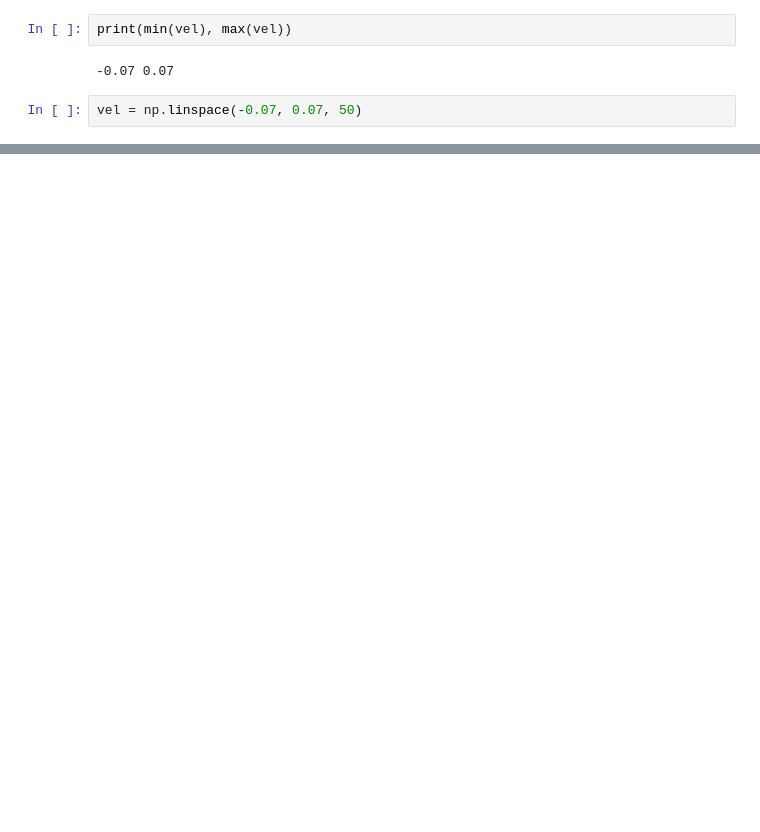
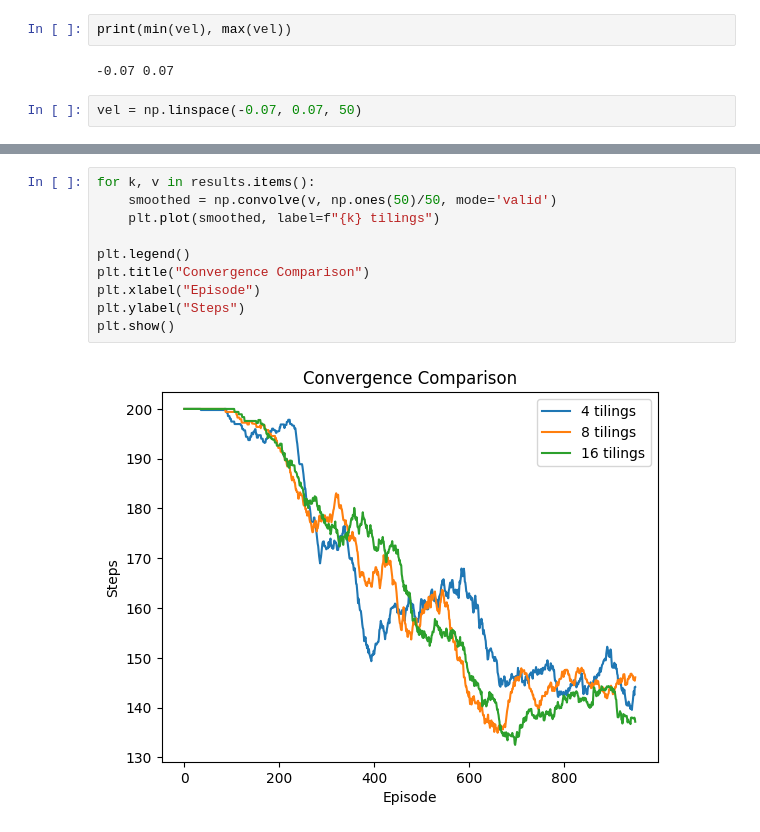
Before and after one commit to sanad0123/Reinforcement-Learning-MSDS684, a Jupyter notebook: Lab 5/Lab_5.ipynb, the cells around one changed output, grey strips where cells are left out. Drawn from its saved outputs; the diff is of its cells as text; blank space fills up the shorter version.

```diff
--- a/Lab 5/Lab_5.ipynb
+++ b/Lab 5/Lab_5.ipynb
@@ -235,0 +296,12 @@ vel = np.linspace(-0.07, 0.07, 50)
+# %%
+for k, v in results.items():
+    smoothed = np.convolve(v, np.ones(50)/50, mode='valid')
+    plt.plot(smoothed, label=f"{k} tilings")
+
+plt.legend()
+plt.title("Convergence Comparison")
+plt.xlabel("Episode")
+plt.ylabel("Steps")
+plt.show()
+# %% [output]
+[figure, added]
```
Also changed, not shown: parts of 9 cells of this notebook, 9 other files.
